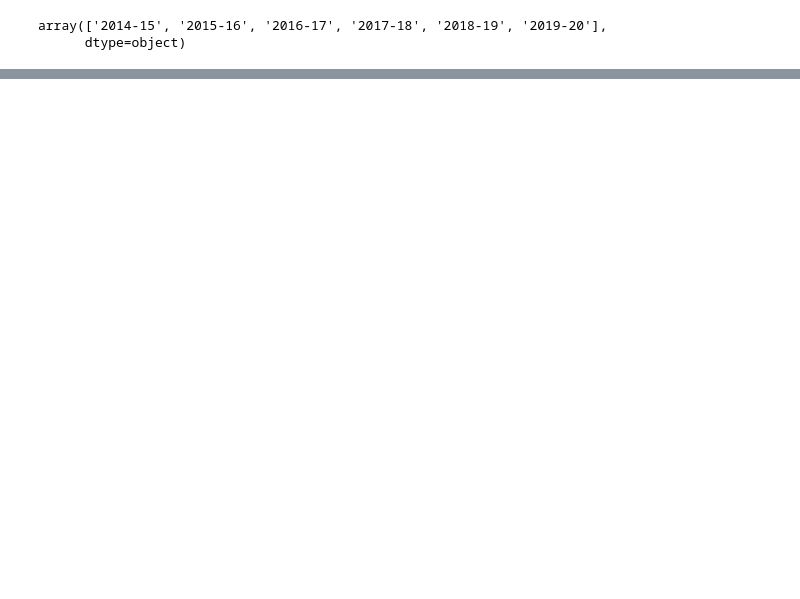
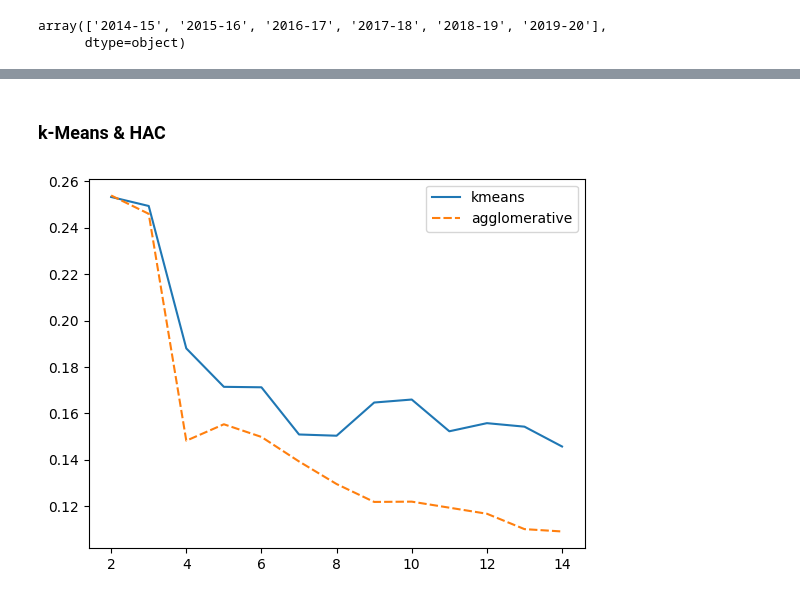
Before and after one commit to arnaud-odet/Roster_Building, a Jupyter notebook: notebooks/clustering.ipynb, the cells around one changed output, grey strips where cells are left out. Saved outputs shown, nothing was run; the diff lists cells and outputs as text; code cells hidden in the pictures; blank space fills up the shorter version.

```diff
--- a/notebooks/clustering.ipynb
+++ b/notebooks/clustering.ipynb
@@ -72,0 +377,2 @@ array(['2014-15', '2015-16', '2016-17', '2017-18', '2018-19', '2019-20'],
+# %%
+drop_cols = ['FREQ','BOX_OUTS','DIST_MILES','AVG_SPEED']
@@ -72,0 +473,7 @@ array(['2014-15', '2015-16', '2016-17', '2017-18', '2018-19', '2019-20'],
+# %%
+final_PCA = PCA(n_components=n_PCA)
+final_PCA.fit(df_scaled)
+X_proj = final_PCA.transform(df_scaled)
+X_proj = pd.DataFrame(X_proj, columns=[f'PC{i+1}' for i in range(n_PCA)], index = df.index)
+
+X_proj
@@ -72,0 +495,21 @@ array(['2014-15', '2015-16', '2016-17', '2017-18', '2018-19', '2019-20'],
+# %% [markdown]
+### k-Means & HAC
+# %%
+from sklearn.cluster import KMeans, AgglomerativeClustering
+from sklearn.metrics import silhouette_score
+
+clustering_methods = {
+    'kmeans' : KMeans,
+    'agglomerative': AgglomerativeClustering
+}
+clustering_silhouettes = pd.DataFrame(index = range(2,15), columns = clustering_methods.keys())
+
+for k in range(2,15):
+    for name, object in clustering_methods.items():
+        clustering = object(n_clusters= k).fit(X_proj) if name == 'kmeans' else object(n_clusters= k, linkage= 'ward').fit(X_proj)
+        labels = clustering.labels_
+        clustering_silhouettes.loc[k,name] = silhouette_score(X_proj, labels)
+
+sns.lineplot(data=clustering_silhouettes);
+# %% [output]
+[figure, added]
```
Also changed, not shown: parts of 38 cells of this notebook.
